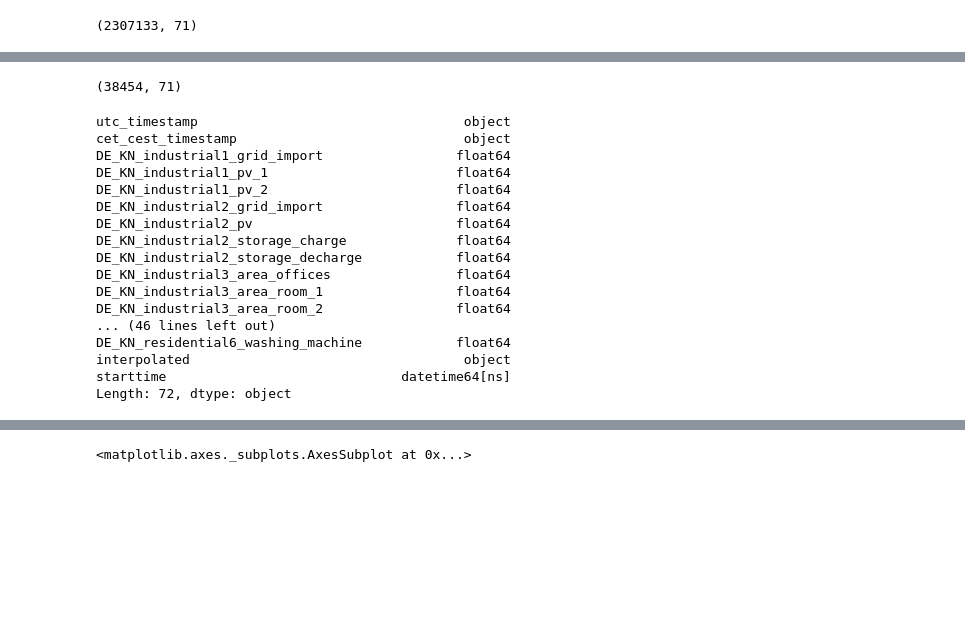
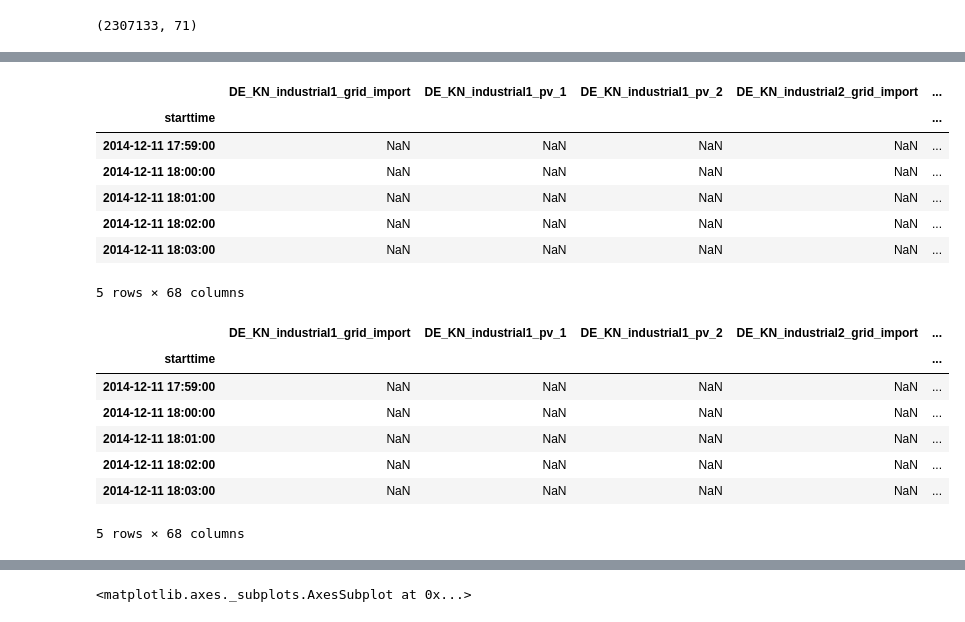
Before and after one commit to weifanchen/Smart, a Jupyter notebook: data_overview.ipynb, the cells around one changed output, grey strips where cells are left out. Saved outputs shown, nothing was run; the diff lists cells and outputs as text; code cells hidden in the pictures; blank space fills up the shorter version.

```diff
--- a/data_overview.ipynb
+++ b/data_overview.ipynb
@@ -2,8 +2,11 @@
 import pandas as pd
 from datetime import datetime
 import matplotlib.pyplot as plt
+import numpy as np
+
+
 # data source
 # https://data.open-power-system-data.org/household_data/2020-04-15
-house = pd.read_csv('./opsd-household_data-2020-04-15/household_data_1min_singleindex.csv')
-house15 = pd.read_csv('./opsd-household_data-2020-04-15/household_data_15min_singleindex.csv')
-house60 = pd.read_csv('./opsd-household_data-2020-04-15/household_data_60min_singleindex.csv')
+house = pd.read_csv('./data/opsd-household_data-2020-04-15/household_data_1min_singleindex.csv')
+#house15 = pd.read_csv('./opsd-household_data-2020-04-15/household_data_15min_singleindex.csv')
+#house60 = pd.read_csv('./opsd-household_data-2020-04-15/household_data_60min_singleindex.csv')
@@ -18,26 +20,0 @@ house15.shape
-# %%
-house60.shape
-# %% [output]
-(38454, 71)
-# %%
-house['starttime'] = pd.to_datetime(house['utc_timestamp'])
-# %%
-house.dtypes
-# %% [output]
-utc_timestamp                                  object
-cet_cest_timestamp                             object
-DE_KN_industrial1_grid_import                 float64
-DE_KN_industrial1_pv_1                        float64
-DE_KN_industrial1_pv_2                        float64
-DE_KN_industrial2_grid_import                 float64
-DE_KN_industrial2_pv                          float64
-DE_KN_industrial2_storage_charge              float64
-DE_KN_industrial2_storage_decharge            float64
-DE_KN_industrial3_area_offices                float64
-DE_KN_industrial3_area_room_1                 float64
-DE_KN_industrial3_area_room_2                 float64
-... (46 lines left out)
-DE_KN_residential6_washing_machine            float64
-interpolated                                   object
-starttime                              datetime64[ns]
-Length: 72, dtype: object
@@ -43,0 +31,21 @@ Length: 72, dtype: object
+# %%
+# the first 10000 >Na
+house_small = house
+house_small = house_small.drop(['cet_cest_timestamp'],axis=1)
+#house_small = house_small.drop(['utc_timestamp'],axis=1)
+house_small = house_small.drop(['interpolated'],axis=1)
+#house_small.sum(axis=1)
+house_small['starttime'] = pd.to_datetime(house_small['utc_timestamp'])
+house_small = house_small.set_index('starttime')
+house_small = house_small.drop(['utc_timestamp'],axis=1)
+# %%
+house_small.head()
+# %% [output]
+|  | DE_KN_industrial1_grid_import | DE_KN_industrial1_pv_1 | DE_KN_industrial1_pv_2 | DE_KN_industrial2_grid_import | ... |
+| starttime |  |  |  |  | ... |
+| 2014-12-11 17:59:00 | NaN | NaN | NaN | NaN | ... |
+| 2014-12-11 18:00:00 | NaN | NaN | NaN | NaN | ... |
+| 2014-12-11 18:01:00 | NaN | NaN | NaN | NaN | ... |
+| 2014-12-11 18:02:00 | NaN | NaN | NaN | NaN | ... |
+| 2014-12-11 18:03:00 | NaN | NaN | NaN | NaN | ... |
+5 rows × 68 columns
@@ -43,0 +54,11 @@ Length: 72, dtype: object
+# %%
+difference.head()
+# %% [output]
+|  | DE_KN_industrial1_grid_import | DE_KN_industrial1_pv_1 | DE_KN_industrial1_pv_2 | DE_KN_industrial2_grid_import | ... |
+| starttime |  |  |  |  | ... |
+| 2014-12-11 17:59:00 | NaN | NaN | NaN | NaN | ... |
+| 2014-12-11 18:00:00 | NaN | NaN | NaN | NaN | ... |
+| 2014-12-11 18:01:00 | NaN | NaN | NaN | NaN | ... |
+| 2014-12-11 18:02:00 | NaN | NaN | NaN | NaN | ... |
+| 2014-12-11 18:03:00 | NaN | NaN | NaN | NaN | ... |
+5 rows × 68 columns
```
Also changed, not shown: parts of 22 cells of this notebook, 6 other files.
